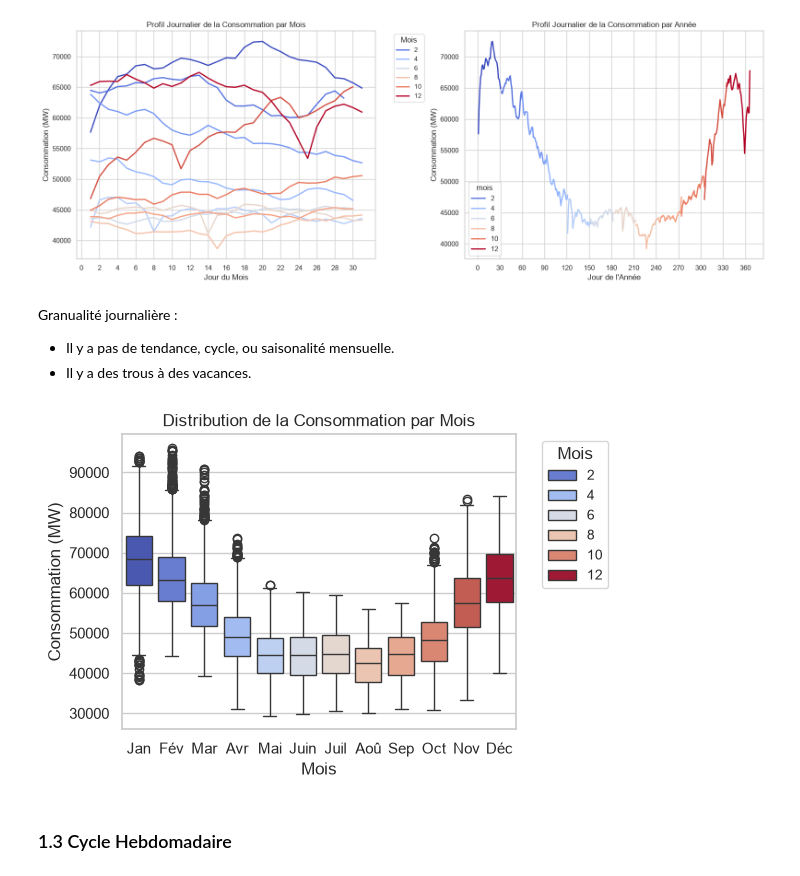
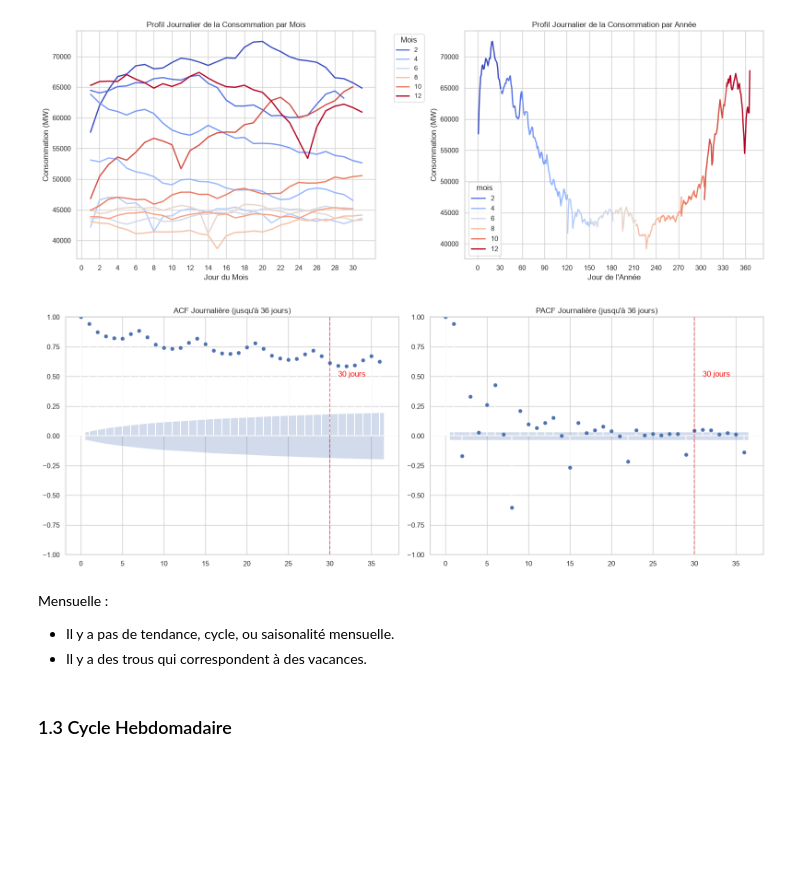
Before and after one commit to LeStolz/ConsommationElectrique, a Jupyter notebook: notebooks/01_exploration_donnees.ipynb, the cells around one changed output. Drawn from its saved outputs; the diff is of its cells as text; code cells hidden in the pictures; blank space fills up the shorter version.

```diff
--- a/notebooks/01_exploration_donnees.ipynb
+++ b/notebooks/01_exploration_donnees.ipynb
@@ -223,25 +263,25 @@ plt.tight_layout()
 plt.show()
 # %% [output]
 [figure]
+# %%
+fig, axes = plt.subplots(1, 2, figsize=(16, 6))
+plot_acf(df_daily['consommation_mw'], lags=36, ax=axes[0], title="ACF Journalière (jusqu'à 36 jours)")
+plot_pacf(df_daily['consommation_mw'], lags=36, ax=axes[1], title="PACF Journalière (jusqu'à 36 jours)")
+
+axes[0].axvline(x=30, color='red', linestyle='--', alpha=0.5)
+axes[0].text(31, 0.5, '30 jours', color='red')
+
+axes[1].axvline(x=30, color='red', linestyle='--', alpha=0.5)
+axes[1].text(31, 0.5, '30 jours', color='red')
+
+plt.tight_layout()
+plt.show()
+# %% [output]
+[figure, added]
 # %% [markdown]
-Granualité journalière :
+Mensuelle :
 - Il y a pas de tendance, cycle, ou saisonalité mensuelle.
-- Il y a des trous à des vacances.
+- Il y a des trous qui correspondent à des vacances.
-# %%
-fig, axes = plt.subplots(1, 1, figsize=(6, 4))
-
-sns.boxplot(data=df, x='mois', y='consommation_mw', ax=axes, hue='mois', palette="coolwarm")
-axes.set_title("Distribution de la Consommation par Mois")
-axes.set_xlabel("Mois")
-axes.set_xticks(range(12))
-axes.set_xticklabels(MOIS)
-axes.set_ylabel("Consommation (MW)")
-axes.legend(title="Mois", bbox_to_anchor=(1.05, 1), loc='upper left', fontsize='small')
-
-plt.tight_layout()
-plt.show()
-# %% [output]
-[figure, removed]
 # %% [markdown]
 ### 1.3 Cycle Hebdomadaire
 # %%
```
Also changed, not shown: parts of 29 cells of this notebook, 1 other file.
